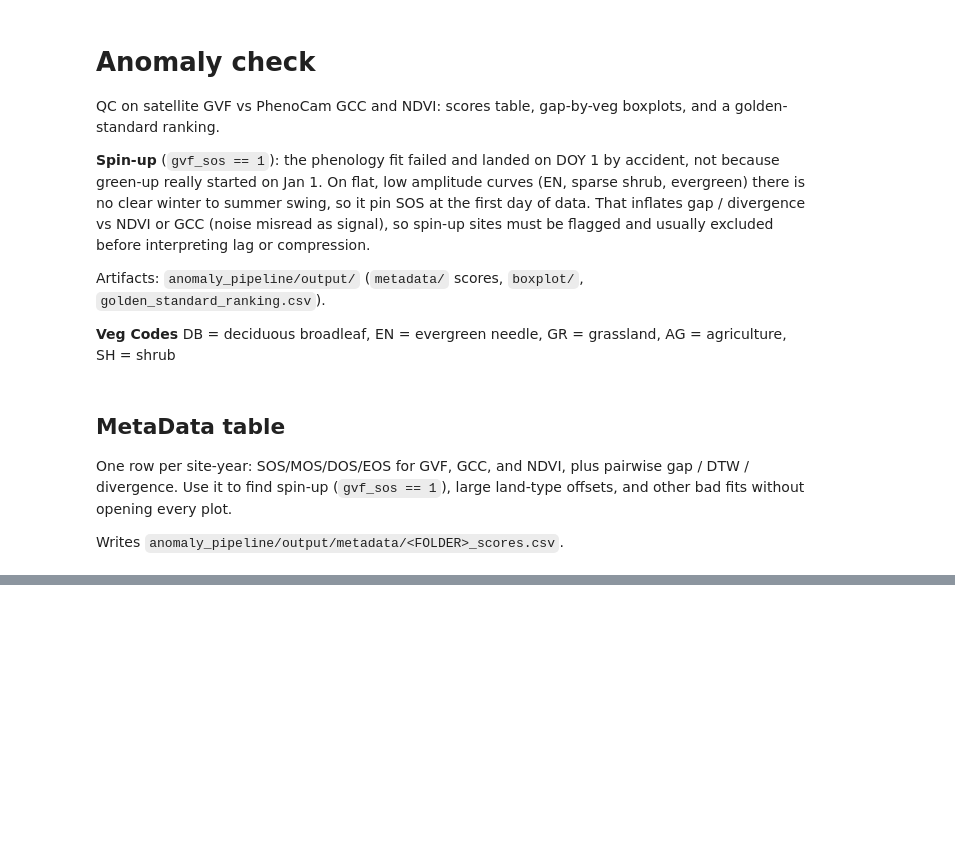
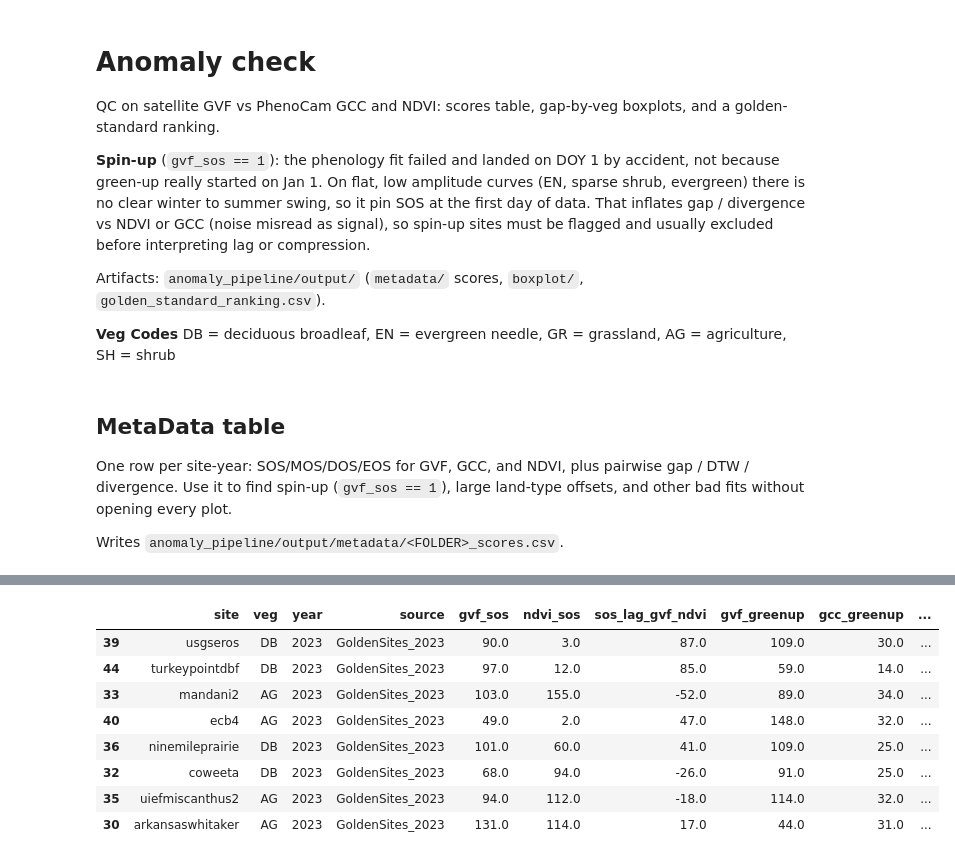
Before and after one commit to Kathy331/NOAA-Phenology-Validation, a Jupyter notebook: anomaly_pipeline/anomaly_check.ipynb, the cells around one changed output, grey strips where cells are left out. Cells and saved outputs as stored; diff of their text form; code cells hidden in the pictures; blank space fills up the shorter version.

```diff
--- a/anomaly_pipeline/anomaly_check.ipynb
+++ b/anomaly_pipeline/anomaly_check.ipynb
@@ -104,0 +212,90 @@ display(rank.loc[rank["golden_candidate"]].head(15)[rank_cols])
+# %%
+import numpy as np
+import pandas as pd
+from IPython.display import display
+from scipy import stats
+
+from shared.data_collection import load_all_scores, load_table
+
+# --- combined metadata (same sources ranking uses) ---
+all_scores = load_all_scores(ANOMALY_DIR)
+all_scores["spin_up"] = all_scores["gvf_sos"].eq(1.0)
+all_scores["sos_lag_gvf_ndvi"] = all_scores["gvf_sos"] - all_scores["ndvi_sos"]
+all_scores["gvf_greenup"] = all_scores["gvf_mos"] - all_scores["gvf_sos"]
+all_scores["gcc_greenup"] = all_scores["gcc_mos"] - all_scores["gcc_sos"]
+all_scores["comp_gvf_gcc"] = all_scores["gvf_greenup"] / all_scores["gcc_greenup"].replace(0, np.nan)
+
+clean = all_scores.loc[~all_scores["spin_up"]].copy()
+print(
+    f"rows={len(all_scores)} | spin-up={int(all_scores['spin_up'].sum())} | "
+    f"clean={len(clean)} | sources={sorted(all_scores['source'].unique())}"
+)
+
+example_cols = [
+    "site", "veg", "year", "source",
+    "gvf_sos", "ndvi_sos", "sos_lag_gvf_ndvi",
+    "gvf_greenup", "gcc_greenup", "comp_gvf_gcc",
+    "gvf_vs_ndvi_gap", "gvf_vs_ndvi_dtw",
+]
+
+gs = clean.loc[clean["source"].eq("GoldenSites_2023")].copy()
+print(f"\nGoldenSites_2023 clean n={len(gs)}")
+
+print("\nLag-ish examples (largest |GVF SOS − NDVI SOS|, non-spin-up):")
+display(
+    gs.assign(abs_lag=gs["sos_lag_gvf_ndvi"].abs())
+    .sort_values("abs_lag", ascending=False)
+    .head(8)[example_cols]
+)
+
+print("Compression-ish examples (green-up ratio farthest from 1):")
+display(
+    gs.assign(ratio_dev=(gs["comp_gvf_gcc"] - 1).abs())
+    .sort_values("ratio_dev", ascending=False)
+    .head(8)[example_cols]
+)
+
+rank = load_table(ANOMALY_DIR / "golden_standard_ranking.csv")
+print("\nTop 8 golden ranks (baseline = small combined_div):")
+display(rank.head(8)[[c for c in [
+    "rank", "site", "veg", "source", "combined_div", "combined_gap",
+    "combined_dtw", "golden_candidate",
+] if c in rank.columns]])
+
+print("\nMid/lower GoldenSites rows in ranking (still can show lag/compression):")
+gs_rank = rank.loc[rank["source"].eq("GoldenSites_2023")]
+display(gs_rank.tail(8)[[c for c in [
+    "rank", "site", "veg", "combined_div", "combined_gap", "gvf_vs_ndvi_gap",
+] if c in gs_rank.columns]])
+
+# --- effect size: DB baseline vs shrub/mixed (SH+GR+EN) ---
+db_gap = clean.loc[clean["veg"].eq("DB"), "gvf_vs_ndvi_gap"].dropna()
+mixed_gap = clean.loc[clean["veg"].isin(["SH", "GR", "EN"]), "gvf_vs_ndvi_gap"].dropna()
+
+def cohens_d(a: pd.Series, b: pd.Series) -> float:
+    """Cohen's d for (b - a) / pooled SD (a=DB control, b=shrub/mixed)."""
+    na, nb = len(a), len(b)
+    if na < 2 or nb < 2:
+        return float("nan")
+    var_p = ((na - 1) * a.var(ddof=1) + (nb - 1) * b.var(ddof=1)) / (na + nb - 2)
+    return (b.mean() - a.mean()) / np.sqrt(var_p)
+
+d = cohens_d(db_gap, mixed_gap)
+tt = stats.ttest_ind(mixed_gap, db_gap, equal_var=False, alternative="greater")
+
+print("\nEffect size: shrub/mixed (SH+GR+EN) vs DB golden baseline (gvf_vs_ndvi_gap)")
+print(f"  DB mean gap:      {db_gap.mean():.1f} days (n={len(db_gap)})")
+print(f"  Shrub/mixed mean: {mixed_gap.mean():.1f} days (n={len(mixed_gap)})")
+print(f"  Cohen's d:        {d:.2f}  (|d|<0.2 negligible, ~0.5 medium, ~0.8 large)")
+print(f"  one-sided p:      {tt.pvalue:.3f}  (H1: mixed > DB)")
+if tt.pvalue >= 0.05:
+    print(
+        "  -> not significant: after dropping spin-up, shrub/mixed does not show a "
+        "detectable excess lag over DB (underpowered if n_mixed is small)."
+    )
+else:
+    print(
+        "  -> significant excess gap in shrub/mixed beyond the DB baseline "
+        "(still check n and spin-up screening before claiming ecology)."
+    )
+# %% [output]
@@ -104,0 +307,9 @@ display(rank.loc[rank["golden_candidate"]].head(15)[rank_cols])
+|  | site | veg | year | source | gvf_sos | ndvi_sos | sos_lag_gvf_ndvi | gvf_greenup | gcc_greenup | ... |
+| 39 | usgseros | DB | 2023 | GoldenSites_2023 | 90.0 | 3.0 | 87.0 | 109.0 | 30.0 | ... |
+| 44 | turkeypointdbf | DB | 2023 | GoldenSites_2023 | 97.0 | 12.0 | 85.0 | 59.0 | 14.0 | ... |
+| 33 | mandani2 | AG | 2023 | GoldenSites_2023 | 103.0 | 155.0 | -52.0 | 89.0 | 34.0 | ... |
+| 40 | ecb4 | AG | 2023 | GoldenSites_2023 | 49.0 | 2.0 | 47.0 | 148.0 | 32.0 | ... |
+| 36 | ninemileprairie | DB | 2023 | GoldenSites_2023 | 101.0 | 60.0 | 41.0 | 109.0 | 25.0 | ... |
+| 32 | coweeta | DB | 2023 | GoldenSites_2023 | 68.0 | 94.0 | -26.0 | 91.0 | 25.0 | ... |
+| 35 | uiefmiscanthus2 | AG | 2023 | GoldenSites_2023 | 94.0 | 112.0 | -18.0 | 114.0 | 32.0 | ... |
+| 30 | arkansaswhitaker | AG | 2023 | GoldenSites_2023 | 131.0 | 114.0 | 17.0 | 44.0 | 31.0 | ... |
```
Also changed, not shown: parts of 8 cells of this notebook, 2 other files.
